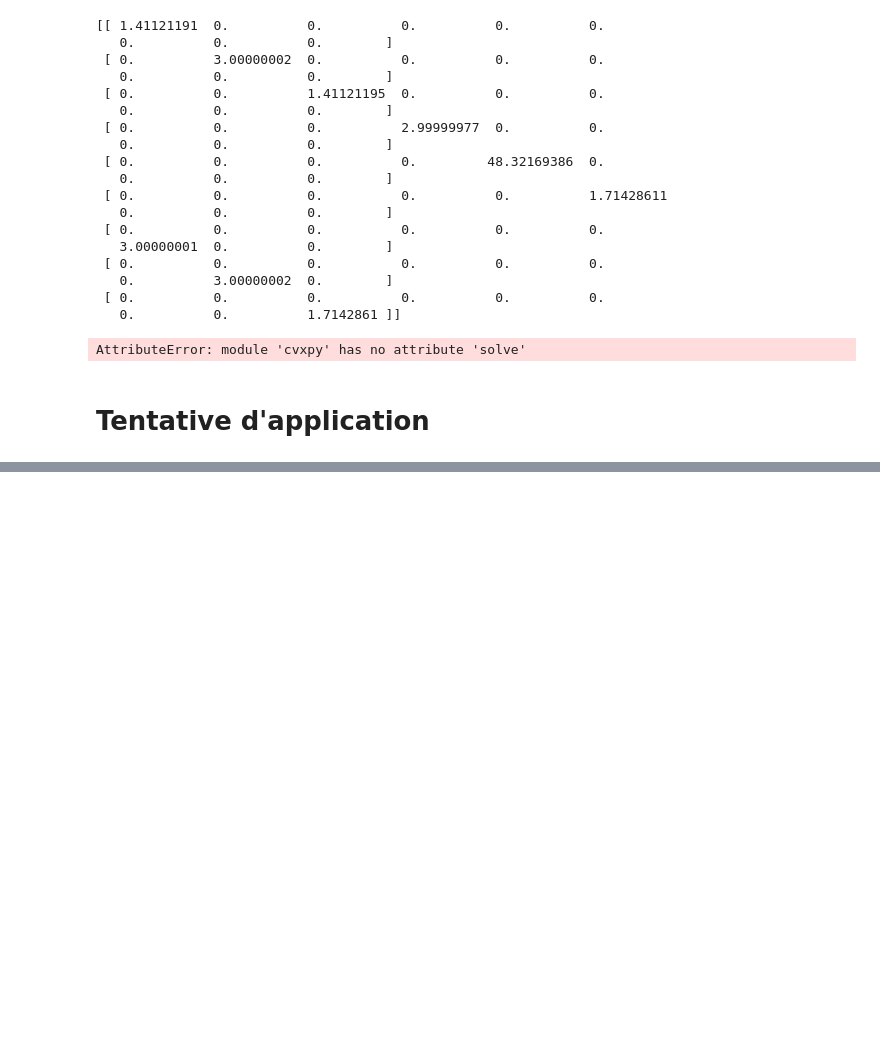
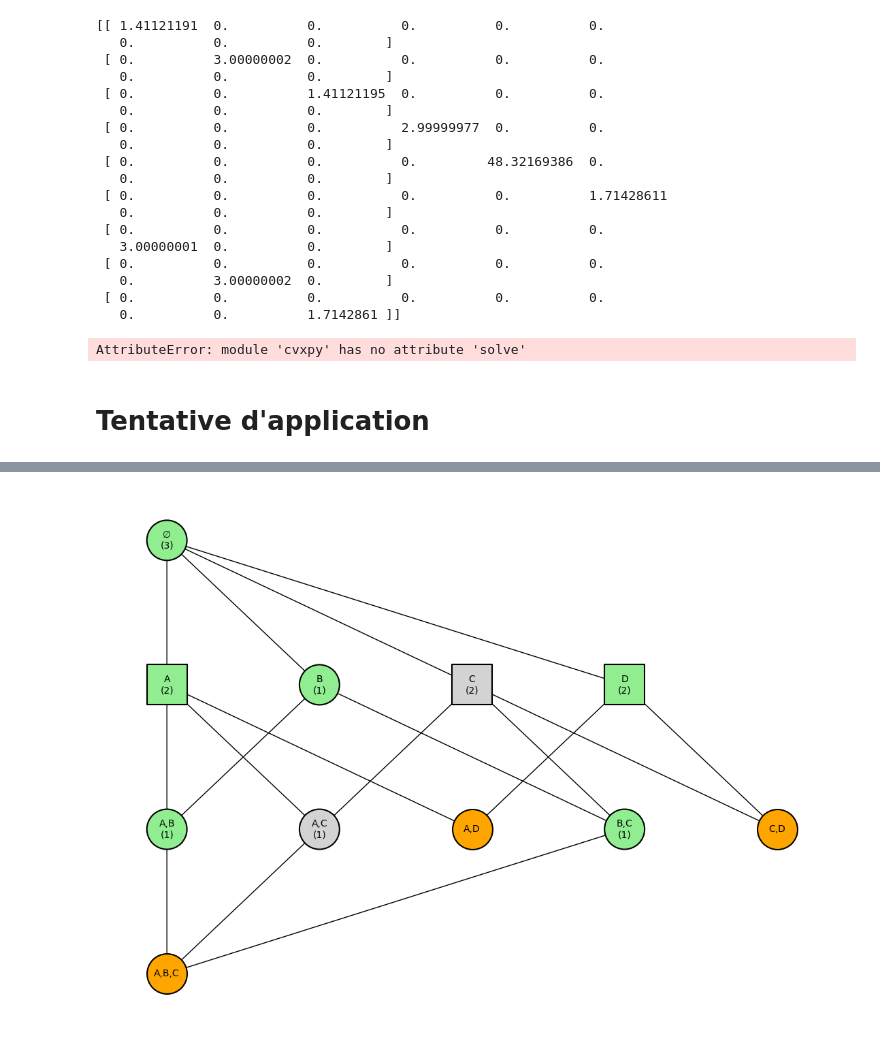
Before and after one commit to InseeFrLab/diff-privacy, a Jupyter notebook: regression_comptage.ipynb, the cells around one changed output, grey strips where cells are left out. Drawn from its saved outputs; the diff is of its cells as text; code cells hidden in the pictures; blank space fills up the shorter version.

```diff
--- a/regression_comptage.ipynb
+++ b/regression_comptage.ipynb
@@ -362,0 +694,18 @@ AttributeError: module 'cvxpy' has no attribute 'solve'
+# %%
+from itertools import combinations
+
+def powerset_frozensets(iterable):
+    return [frozenset(s) for r in range(len(iterable)+1) for s in combinations(iterable, r)]
+
+variables = ['A', 'B', 'C']
+liste_request = powerset_frozensets(variables)
+liste_request.extend([
+    frozenset(['A', 'D']),
+    frozenset(['C', 'D']),
+    frozenset(['D']),
+])
+liste_request = [fs for fs in liste_request if fs != frozenset({'C'}) and fs != frozenset({'A', 'C'})]
+
+plot_subset_tree(liste_request)
+# %% [output]
+[figure, added]
```
Also changed, not shown: parts of 14 cells of this notebook.
